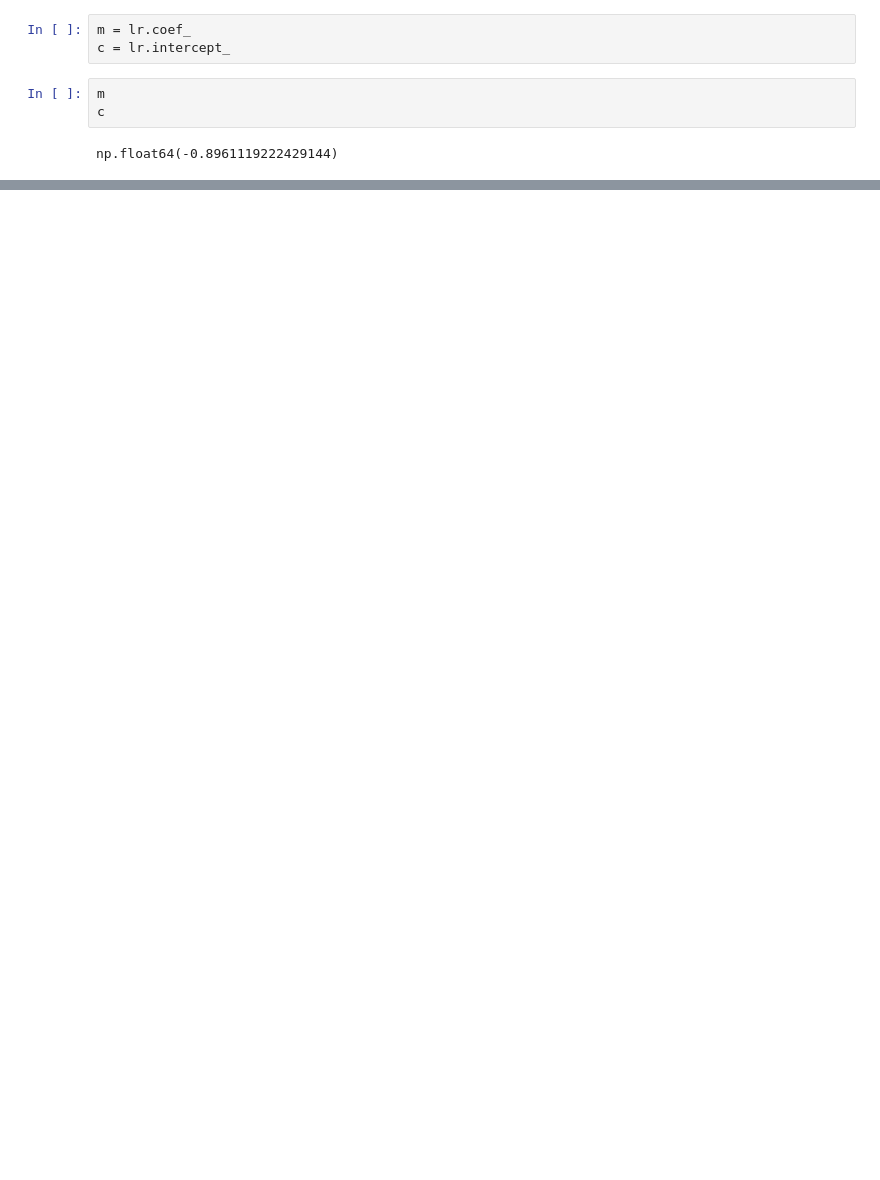
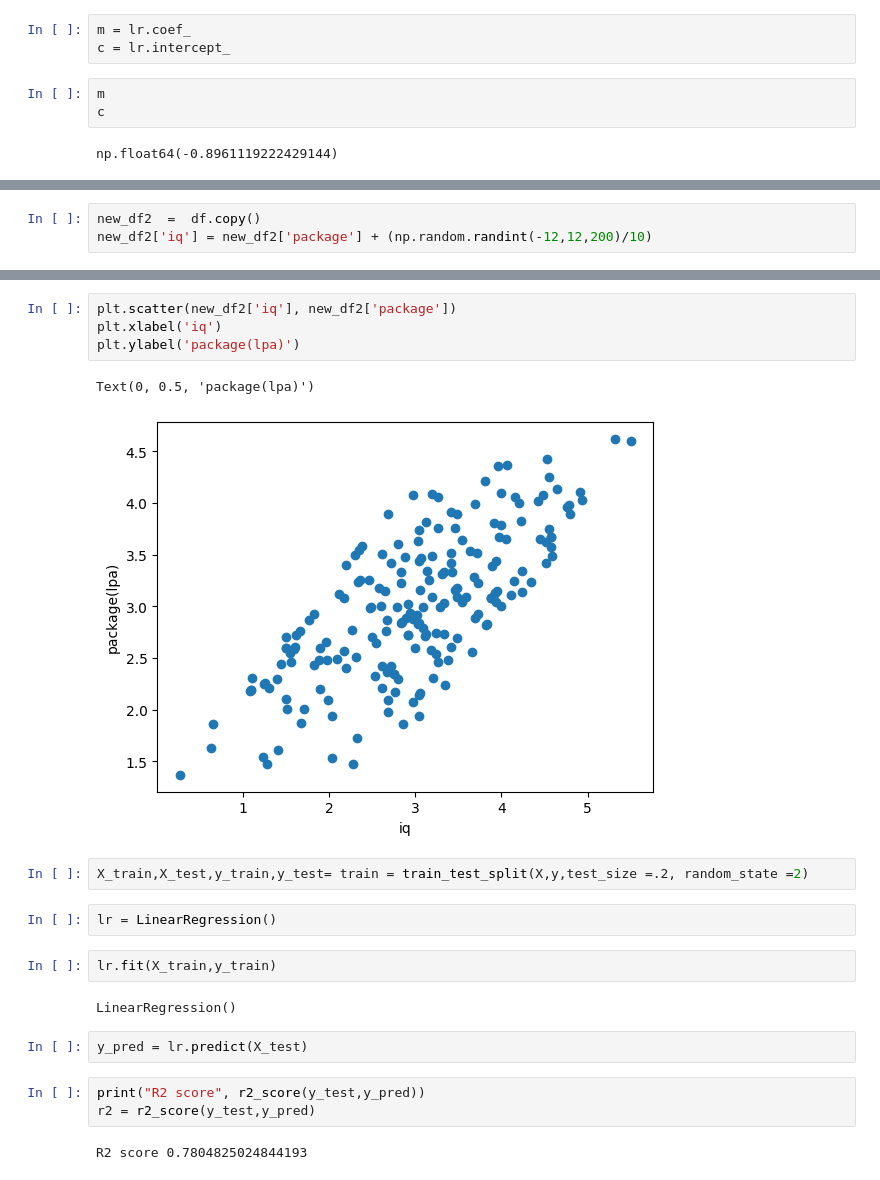
Before and after one commit to Aman-7745/Machine_Learning, a Jupyter notebook: Regression/LinearRegression.ipynb, the cells around one changed output, grey strips where cells are left out. Drawn from its saved outputs; the diff is of its cells as text; blank space fills up the shorter version.

```diff
--- a/Regression/LinearRegression.ipynb
+++ b/Regression/LinearRegression.ipynb
@@ -84,0 +155,3 @@ np.float64(-0.8961119222429144)
+# %%
+new_df2  =  df.copy()
+new_df2['iq'] = new_df2['package'] + (np.random.randint(-12,12,200)/10)
@@ -84,0 +176,22 @@ np.float64(-0.8961119222429144)
+# %%
+plt.scatter(new_df2['iq'], new_df2['package'])
+plt.xlabel('iq')
+plt.ylabel('package(lpa)')
+# %% [output]
+Text(0, 0.5, 'package(lpa)')
+[figure, added]
+# %%
+X_train,X_test,y_train,y_test= train = train_test_split(X,y,test_size =.2, random_state =2)
+# %%
+lr = LinearRegression()
+# %%
+lr.fit(X_train,y_train)
+# %% [output]
+LinearRegression()
+# %%
+y_pred = lr.predict(X_test)
+# %%
+print("R2 score", r2_score(y_test,y_pred))
+r2 = r2_score(y_test,y_pred)
+# %% [output]
+R2 score 0.7804825024844193
```
Also changed, not shown: parts of 22 cells of this notebook.
